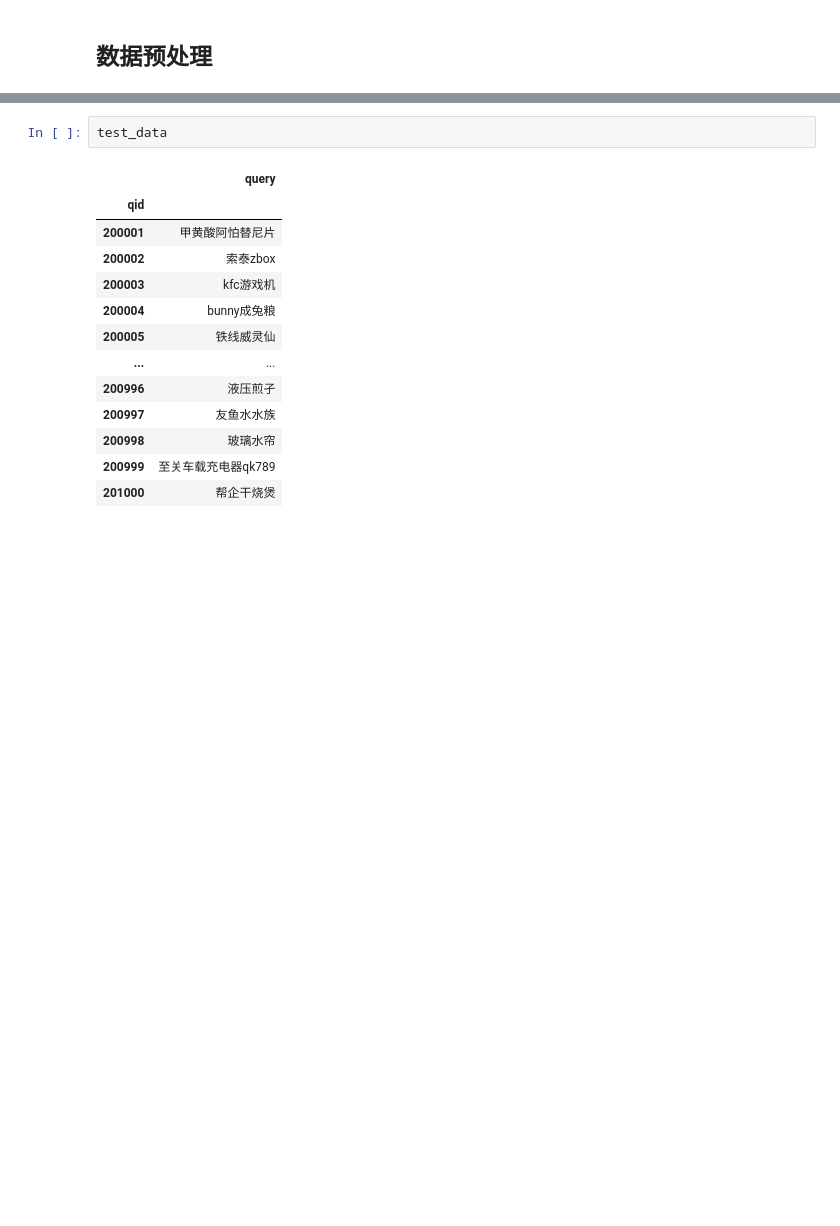
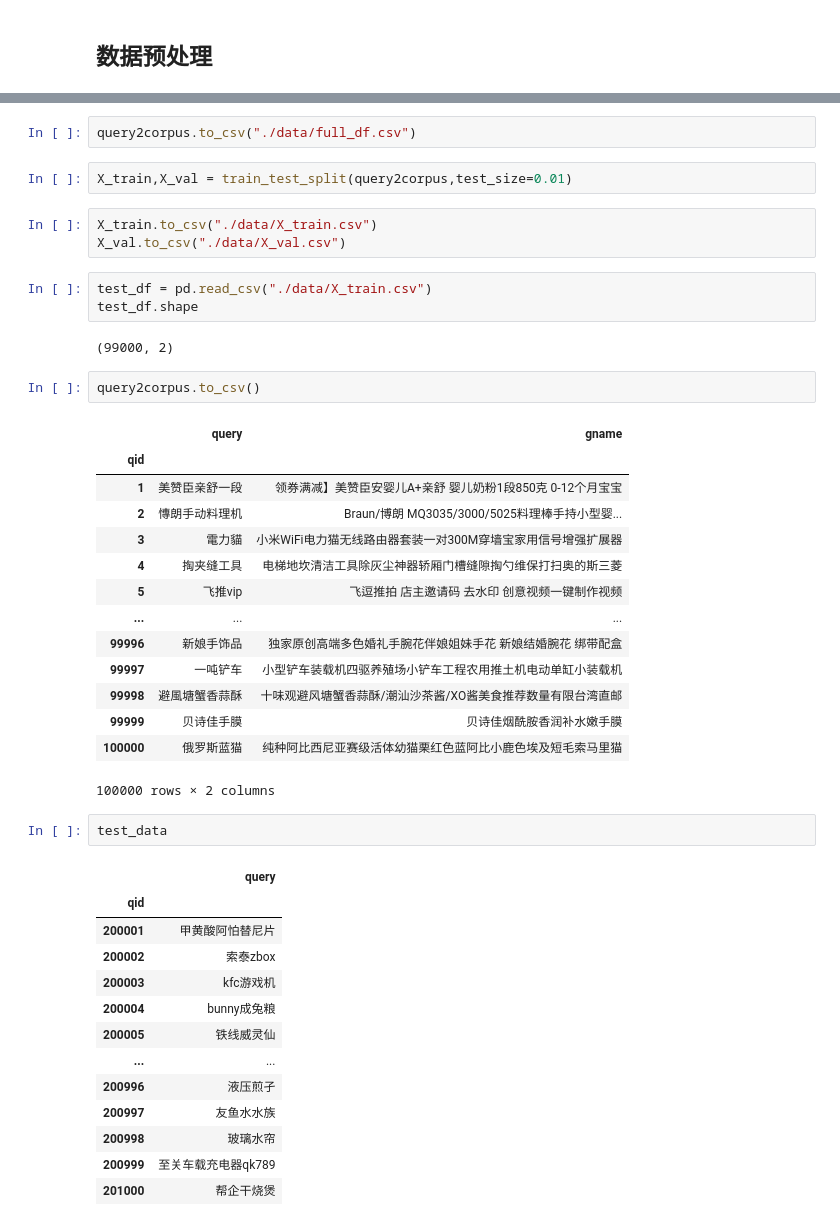
Before and after one commit to YuZhang10/Ali_Ecom_Search_Contest_2021, a Jupyter notebook: simcse.ipynb, the cells around one changed output, grey strips where cells are left out. Saved outputs shown, nothing was run; the diff lists cells and outputs as text; blank space fills up the shorter version.

```diff
--- a/simcse.ipynb
+++ b/simcse.ipynb
@@ -23,6 +24,35 @@ test_data = test_data.set_index("qid")
 用户查询train_data = (100000, 2)
 查询与商品点击关系qrels = (100000, 2)
 用户查询test_data = (1000, 2)
+# %%
+query2corpus.to_csv("./data/full_df.csv")
+# %%
+X_train,X_val = train_test_split(query2corpus,test_size=0.01)
+# %%
+X_train.to_csv("./data/X_train.csv")
+X_val.to_csv("./data/X_val.csv")
+# %%
+test_df = pd.read_csv("./data/X_train.csv")
+test_df.shape
+# %% [output]
+(99000, 2)
+# %%
+query2corpus.to_csv()
+# %% [output]
+|  | query | gname |
+| qid |  |  |
+| 1 | 美赞臣亲舒一段 | 领券满减】美赞臣安婴儿A+亲舒 婴儿奶粉1段850克 0-12个月宝宝 |
+| 2 | 慱朗手动料理机 | Braun/博朗 MQ3035/3000/5025料理棒手持小型婴... |
+| 3 | 電力貓 | 小米WiFi电力猫无线路由器套装一对300M穿墙宝家用信号增强扩展器 |
+| 4 | 掏夹缝工具 | 电梯地坎清洁工具除灰尘神器轿厢门槽缝隙掏勺维保打扫奥的斯三菱 |
+| 5 | 飞推vip | 飞逗推拍 店主邀请码 去水印 创意视频一键制作视频 |
+| ... | ... | ... |
+| 99996 | 新娘手饰品 | 独家原创高端多色婚礼手腕花伴娘姐妹手花 新娘结婚腕花 绑带配盒 |
+| 99997 | 一吨铲车 | 小型铲车装载机四驱养殖场小铲车工程农用推土机电动单缸小装载机 |
+| 99998 | 避風塘蟹香蒜酥 | 十味观避风塘蟹香蒜酥/潮汕沙茶酱/XO酱美食推荐数量有限台湾直邮 |
+| 99999 | 贝诗佳手膜 | 贝诗佳烟酰胺香润补水嫩手膜 |
+| 100000 | 俄罗斯蓝猫 | 纯种阿比西尼亚赛级活体幼猫栗红色蓝阿比小鹿色埃及短毛索马里猫 |
+100000 rows × 2 columns
 # %%
 test_data
 # %% [output]
```
Also changed, not shown: parts of 16 cells of this notebook, 8 other files.
